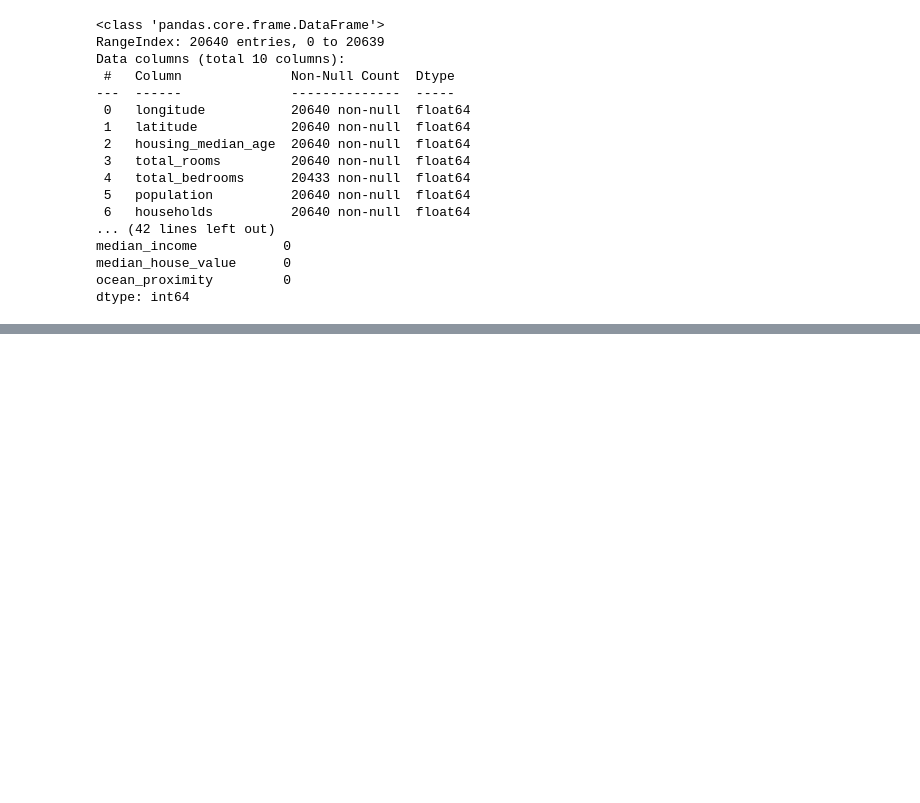
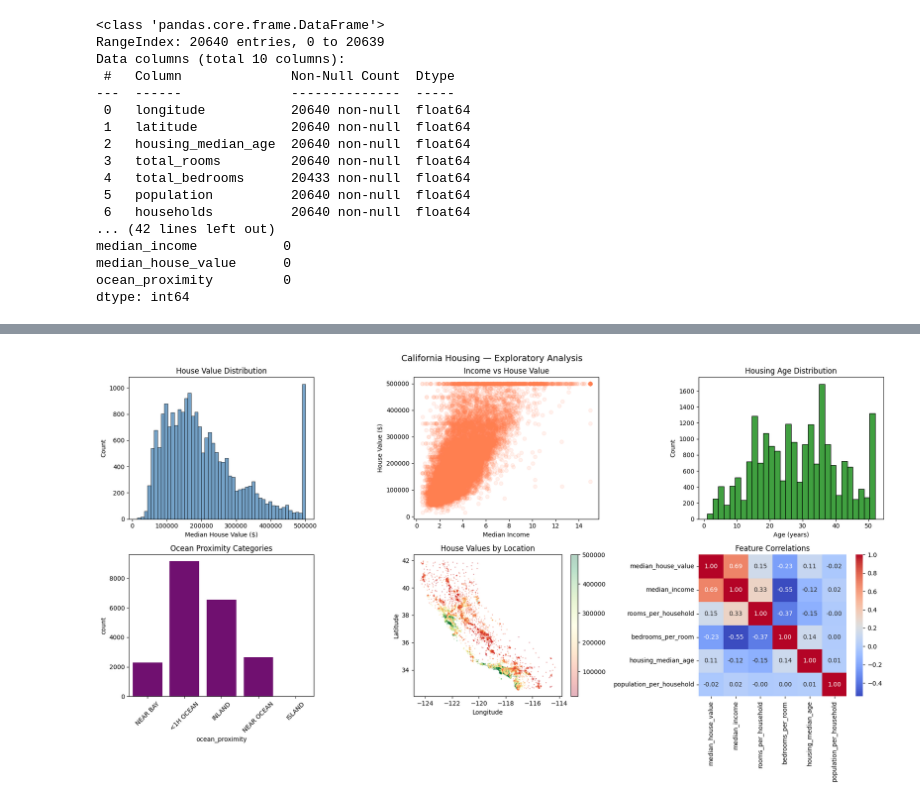
Before and after one commit to allanhue/Data-Science, a Jupyter notebook: california-housing-price.ipynb, the cells around one changed output, grey strips where cells are left out. Saved outputs shown, nothing was run; the diff lists cells and outputs as text; code cells hidden in the pictures; blank space fills up the shorter version.

Commit message:
Kaggle Notebook | California housing_price | Version 2

```diff
--- a/california-housing-price.ipynb
+++ b/california-housing-price.ipynb
@@ -42,3 +42,9 @@ median_income           0
 median_house_value      0
 ocean_proximity         0
 dtype: int64
+# %%
+# Fix missing values — fill with median
+housing['total_bedrooms'].fillna(housing['total_bedrooms'].median(), inplace=True)
+
+# Confirm no more nulls
+print(housing.isnull().sum())
@@ -44,0 +69,7 @@ dtype: int64
+# %%
+#  stastics of the households
+housing['rooms_per_household']    = housing['total_rooms'] / housing['households']
+housing['bedrooms_per_room']      = housing['total_bedrooms'] / housing['total_rooms']
+housing['population_per_household'] = housing['population'] / housing['households']
+
+print(housing[['rooms_per_household', 'bedrooms_per_room', 'population_per_household']].describe())
@@ -44,0 +86,50 @@ dtype: int64
+# %%
+import matplotlib.pyplot as plt
+import seaborn as sns
+
+fig, axes = plt.subplots(2, 3, figsize=(18, 10))
+fig.suptitle('California Housing — Exploratory Analysis', fontsize=14)
+
+#  House value distribution
+sns.histplot(housing['median_house_value'], ax=axes[0,0], color='steelblue', bins=50)
+axes[0,0].set_title('House Value Distribution')
+axes[0,0].set_xlabel('Median House Value ($)')
+
+#  Income vs House Value
+axes[0,1].scatter(housing['median_income'], housing['median_house_value'],
+                  alpha=0.1, color='coral')
+axes[0,1].set_title('Income vs House Value')
+axes[0,1].set_xlabel('Median Income')
+axes[0,1].set_ylabel('House Value ($)')
+
+# House age distribution
+sns.histplot(housing['housing_median_age'], ax=axes[0,2], color='green', bins=30)
+axes[0,2].set_title('Housing Age Distribution')
+axes[0,2].set_xlabel('Age (years)')
+
+#  Ocean proximity counts
+sns.countplot(data=housing, x='ocean_proximity', ax=axes[1,0], color='purple')
+axes[1,0].set_title('Ocean Proximity Categories')
+axes[1,0].tick_params(axis='x', rotation=45)
+
+#Geographic heatmap
+scatter = axes[1,1].scatter(
+    housing['longitude'], housing['latitude'],
+    c=housing['median_house_value'],
+    cmap='RdYlGn', alpha=0.3, s=1
+)
+plt.colorbar(scatter, ax=axes[1,1])
+axes[1,1].set_title('House Values by Location')
+axes[1,1].set_xlabel('Longitude')
+axes[1,1].set_ylabel('Latitude')
+
+# Correlation heatmap
+corr = housing[['median_house_value','median_income','rooms_per_household',
+                'bedrooms_per_room','housing_median_age','population_per_household']].corr()
+sns.heatmap(corr, annot=True, fmt='.2f', cmap='coolwarm', ax=axes[1,2])
+axes[1,2].set_title('Feature Correlations')
+
+plt.tight_layout()
+plt.show()
+# %% [output]
+[figure, added]
```
Also changed, not shown: parts of 2 cells of this notebook.
